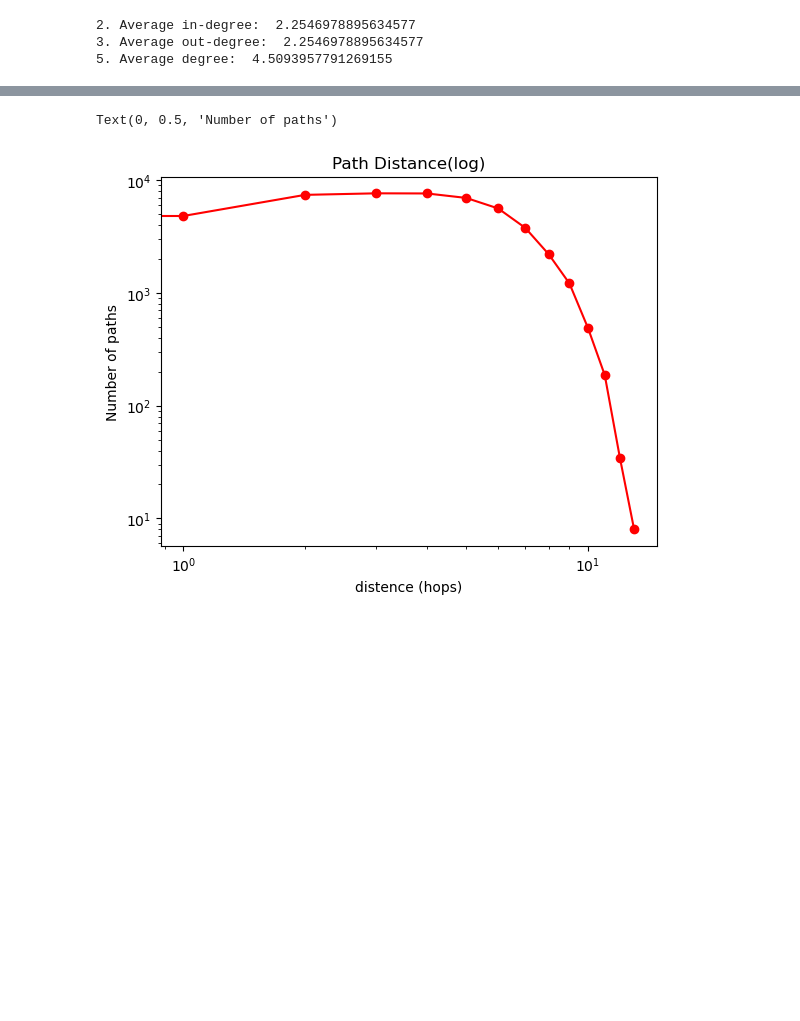
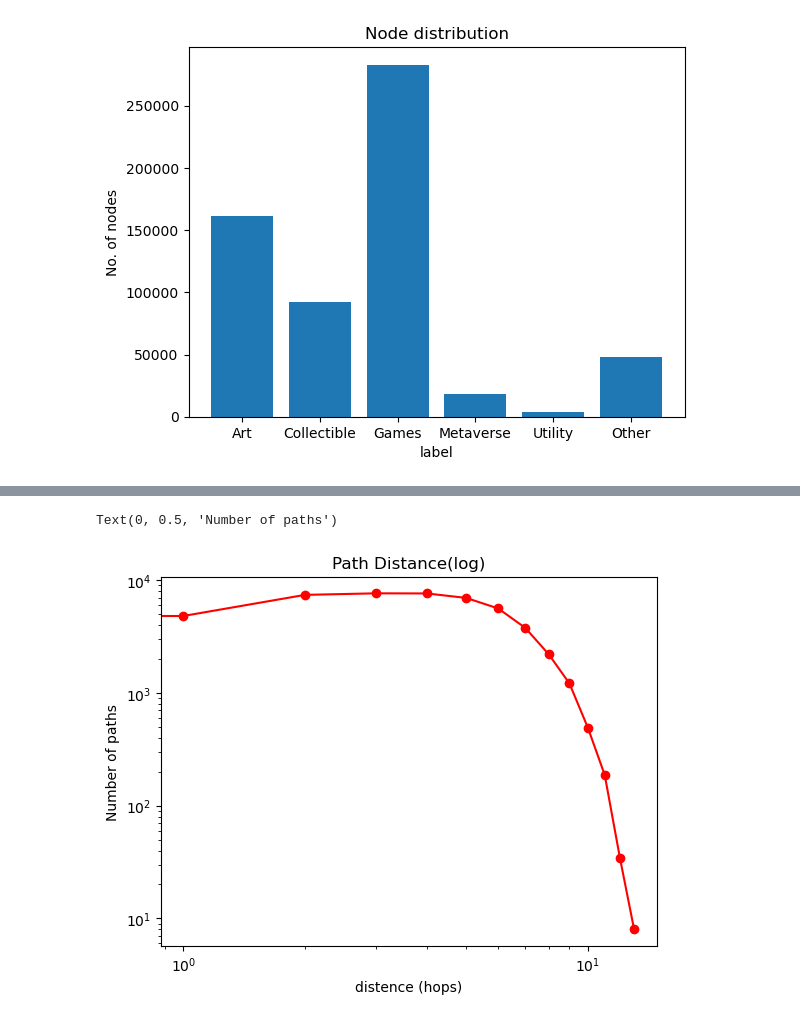
Before and after one commit to Elroy-W/MSBD5008, a Jupyter notebook: Utility_Analysis.ipynb, the cells around one changed output, grey strips where cells are left out. Cells and saved outputs as stored; diff of their text form; code cells hidden in the pictures; blank space fills up the shorter version.

```diff
--- a/Utility_Analysis.ipynb
+++ b/Utility_Analysis.ipynb
@@ -32,4 +35,6 @@ while True:
 #          buyer_address_list.append(row[5])
 #          category_list.append(row[23])
 # edge_list = list(zip(seller_address_list, buyer_address_list))
+# %%
+labels=['Art','Collectible','Games','Metaverse','Utility','Other']
 # %%
@@ -53,3 +49,0 @@ edge_list = list(zip(seller_address_list, buyer_address_list))
-# %%
-G = nx.MultiDiGraph()
-G.add_edges_from(edge_list)
@@ -74,6 +50,23 @@ G.add_edges_from(edge_list)
+# %%
+df_list=[]
+for key in paths:
+    df=cudf.read_csv(paths[key])
+    df=df.iloc[:,0:2]
+    df_list.append(df)
 # %%
-#1. Ouput the number of nodes and edges
-nodes = G.number_of_nodes()
-edges = G.number_of_edges()
-print("1. Number of nodes and edges: ",nodes,"  ",edges)
+num_nodes_list=[]
+num_edges_list=[]
+graphs=[]
+for i,label in enumerate(labels):
+    G = cg.MultiGraph()
+    df=df_list[i]
+    G.from_cudf_edgelist(df_list[i], source='0', destination='1')
+    graphs.append(G)
+    #Ouput the number of nodes and edges
+    print("----{}----".format(label))
+    nodes = G.number_of_nodes()
+    num_nodes_list.append(nodes)
+    edges = G.number_of_edges()
+    num_edges_list.append(edges)
+    print("Number of nodes and edges: ",nodes,"  ",edges)
 # %% [output]
@@ -81,28 +85,8 @@ print("1. Number of nodes and edges: ",nodes,"  ",edges)
-# %%
-#2. Ouput the average in-degree and out-degree
-sum_of_in_degree=0
-in_degree_list=[]
-sum_of_out_degree=0
-out_degree_list=[]
-degree_list=[]
-for node in G.nodes:
-    temp_in=G.in_degree(node)
-    temp_out=G.out_degree(node)
-    sum_of_in_degree+=temp_in
-    sum_of_out_degree+=temp_out
-
-    in_degree_list.append(temp_in)
-    out_degree_list.append(temp_out)
-    degree_list.append(temp_in+temp_out)
-
-avg_out_degree=sum_of_out_degree/nodes
-avg_in_degree=sum_of_in_degree/nodes
-print("2. Average in-degree: ",avg_in_degree)
-print("3. Average out-degree: ",avg_out_degree)
-#3. Ouput the average degree(i.e., sum of in-degree and out-degree)
-avg_degree=(sum_of_in_degree+sum_of_out_degree)/nodes
-print("5. Average degree: ",avg_degree)
-# %% [output]
-2. Average in-degree:  2.2546978895634577
-3. Average out-degree:  2.2546978895634577
-5. Average degree:  4.5093957791269155
+# %%
+plt.bar(labels, num_nodes_list)
+plt.title('Node distribution')
+plt.xlabel('Label')
+plt.ylabel('No. of nodes')
+plt.show()
+# %% [output]
+[figure, added]
```
Also changed, not shown: parts of 14 cells of this notebook.
